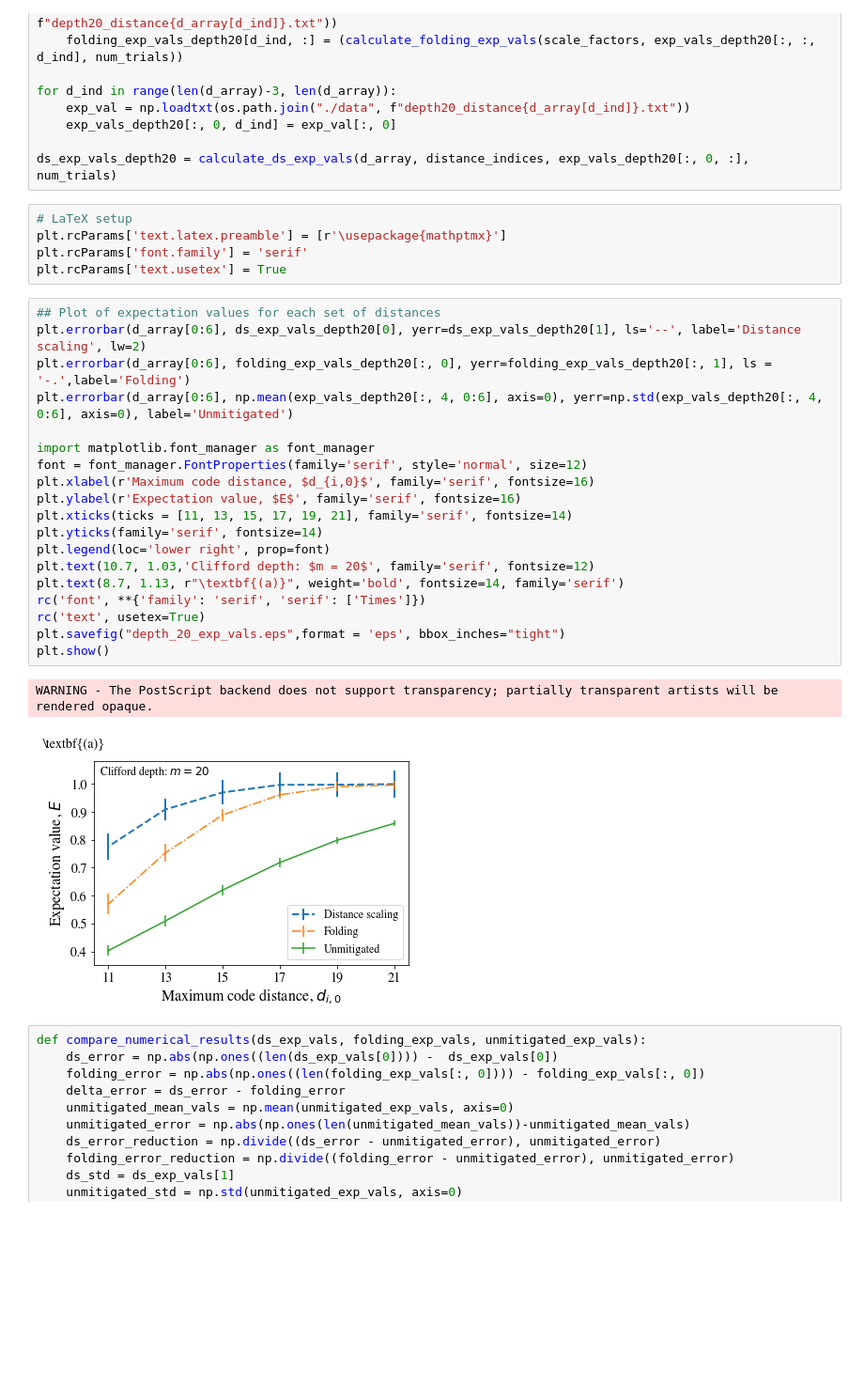
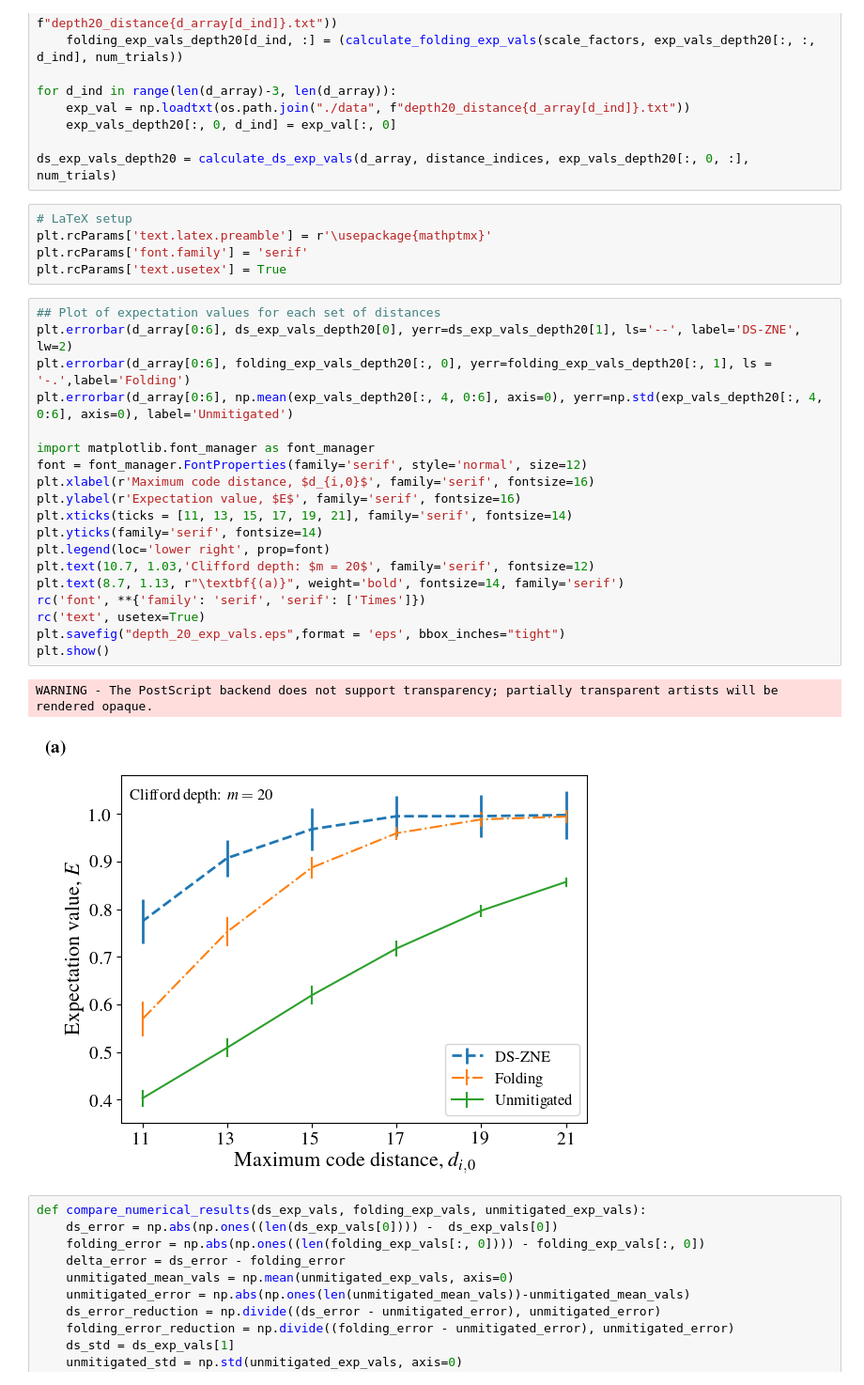
Before and after one commit to unitaryfund/research, a Jupyter notebook: ds_zne/ds-zne-data-processing.ipynb, the cells around one changed output. Shown at 94% size. Saved outputs shown, nothing was run; the diff lists cells and outputs as text; blank space fills up the shorter version.

Commit message:
Update labels on original DS-ZNE plots
Update labels on original DS-ZNE plots for consistency w/ new plots

```diff
--- a/ds_zne/ds-zne-data-processing.ipynb
+++ b/ds_zne/ds-zne-data-processing.ipynb
@@ -96,31 +96,31 @@ for d_ind in range(len(d_array)-3, len(d_array)):
 ds_exp_vals_depth20 = calculate_ds_exp_vals(d_array, distance_indices, exp_vals_depth20[:, 0, :], num_trials)
 # %%
 # LaTeX setup
-plt.rcParams['text.latex.preamble'] = [r'\usepackage{mathptmx}']
+plt.rcParams['text.latex.preamble'] = r'\usepackage{mathptmx}'
 plt.rcParams['font.family'] = 'serif'
 plt.rcParams['text.usetex'] = True
 # %%
 ## Plot of expectation values for each set of distances
-plt.errorbar(d_array[0:6], ds_exp_vals_depth20[0], yerr=ds_exp_vals_depth20[1], ls='--', label='Distance scaling', lw=2)
+plt.errorbar(d_array[0:6], ds_exp_vals_depth20[0], yerr=ds_exp_vals_depth20[1], ls='--', label='DS-ZNE', lw=2)
 plt.errorbar(d_array[0:6], folding_exp_vals_depth20[:, 0], yerr=folding_exp_vals_depth20[:, 1], ls = '-.',label='Folding')
 plt.errorbar(d_array[0:6], np.mean(exp_vals_depth20[:, 4, 0:6], axis=0), yerr=np.std(exp_vals_depth20[:, 4, 0:6], axis=0), label='Unmitigated')
 
 import matplotlib.font_manager as font_manager
 font = font_manager.FontProperties(family='serif', style='normal', size=12)
 plt.xlabel(r'Maximum code distance, $d_{i,0}$', family='serif', fontsize=16)
 plt.ylabel(r'Expectation value, $E$', family='serif', fontsize=16)
 plt.xticks(ticks = [11, 13, 15, 17, 19, 21], family='serif', fontsize=14)
 plt.yticks(family='serif', fontsize=14)
 plt.legend(loc='lower right', prop=font)
 plt.text(10.7, 1.03,'Clifford depth: $m = 20$', family='serif', fontsize=12)
 plt.text(8.7, 1.13, r"\textbf{(a)}", weight='bold', fontsize=14, family='serif')
 rc('font', **{'family': 'serif', 'serif': ['Times']})
 rc('text', usetex=True)
 plt.savefig("depth_20_exp_vals.eps",format = 'eps', bbox_inches="tight")
 plt.show()
 # %% [output]
 WARNING - The PostScript backend does not support transparency; partially transparent artists will be rendered opaque.
-[figure, old version]
+[figure, new version]
 # %%
 def compare_numerical_results(ds_exp_vals, folding_exp_vals, unmitigated_exp_vals):
     ds_error = np.abs(np.ones((len(ds_exp_vals[0]))) -  ds_exp_vals[0])
```
Also changed, not shown: parts of 1 cell of this notebook, 2 other files.
